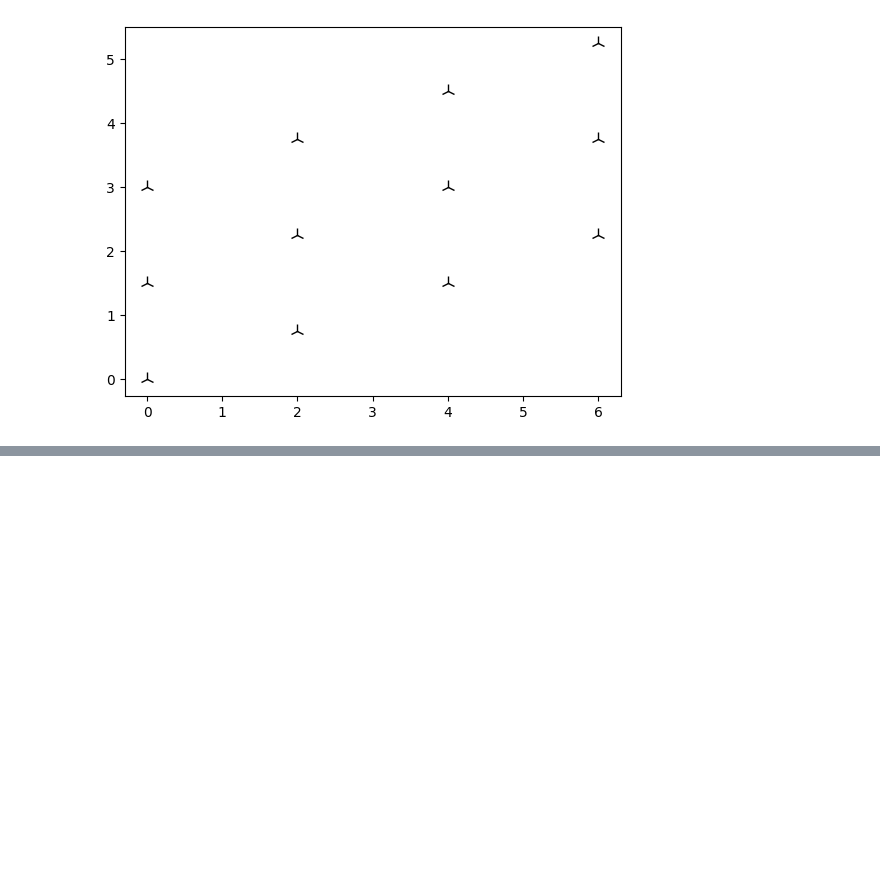
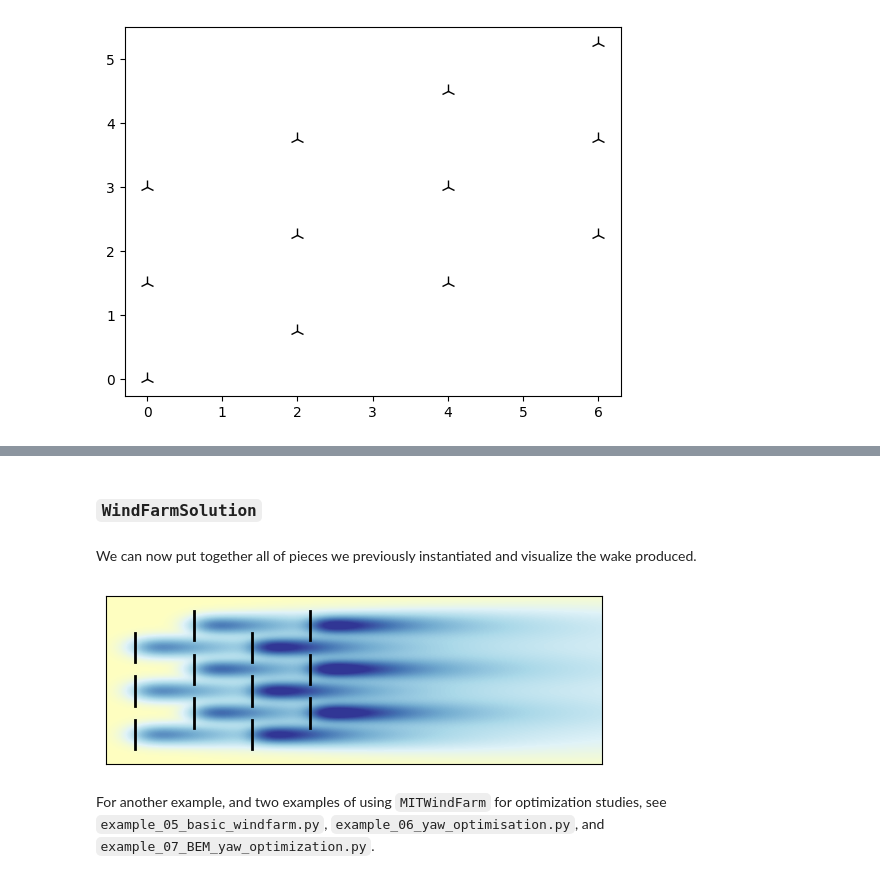
Before and after one commit to Howland-Lab/MITWindfarm, a Jupyter notebook: examples/MITWindfarm_quickstart.ipynb, the cells around one changed output, grey strips where cells are left out. Drawn from its saved outputs; the diff is of its cells as text; code cells hidden in the pictures; blank space fills up the shorter version.

```diff
--- a/examples/MITWindfarm_quickstart.ipynb
+++ b/examples/MITWindfarm_quickstart.ipynb
@@ -20,0 +118,2 @@ import matplotlib.pyplot as plt
+# %%
+quadratic_superposition = Quadratic()
@@ -20,0 +126,7 @@ import matplotlib.pyplot as plt
+# %%
+windfarm_unified_bem = Windfarm(rotor_model = rotor_bem,
+                               wake_model = gaussian_wake_model,
+                               superposition = quadratic_superposition,
+                               base_windfield = uniform_wind_field,
+                               TIamb = 0.0
+                               )
@@ -26,7 +144,7 @@ You can also rotate a `Layout`. By default, the `Layout` is rotated around the c
 xs = [0, 0, 1, 1]
 ys = [0, 1, 0, 1]
 
-layout = mwf.Layout(xs, ys)
+layout = Layout(xs, ys)
 rot_centroid_layout = layout.rotate(20)  # rotated 20 degrees around the centroid of the turbines.
 rot_origin_layout = layout.rotate(np.deg2rad(20), "rad", "origin")  # rotated the origin of the turbines.
 # %%
@@ -208,0 +183,15 @@ Plotting.plot_windfarm(windfarm_sol_rotated, axes[1])
+# %%
+bem_setpoints = [(0, 7, 0) for i in range(len(stag_grid_layout))]
+# %% [markdown]
+### `WindFarmSolution`
+# %% [markdown]
+We can now put together all of pieces we previously instantiated and visualize the wake produced.
+# %%
+windfarm_sol = windfarm_unified_bem(stag_grid_layout, bem_setpoints)
+
+fig, ax = plt.subplots()
+Plotting.plot_windfarm(windfarm_sol, ax)
+# %% [output]
+[figure, added]
+# %% [markdown]
+For another example, and two examples of using `MITWindFarm` for optimization studies, see `example_05_basic_windfarm.py`, `example_06_yaw_optimisation.py`, and `example_07_BEM_yaw_optimization.py`.
```
Also changed, not shown: parts of 52 cells of this notebook, 1 other file.
